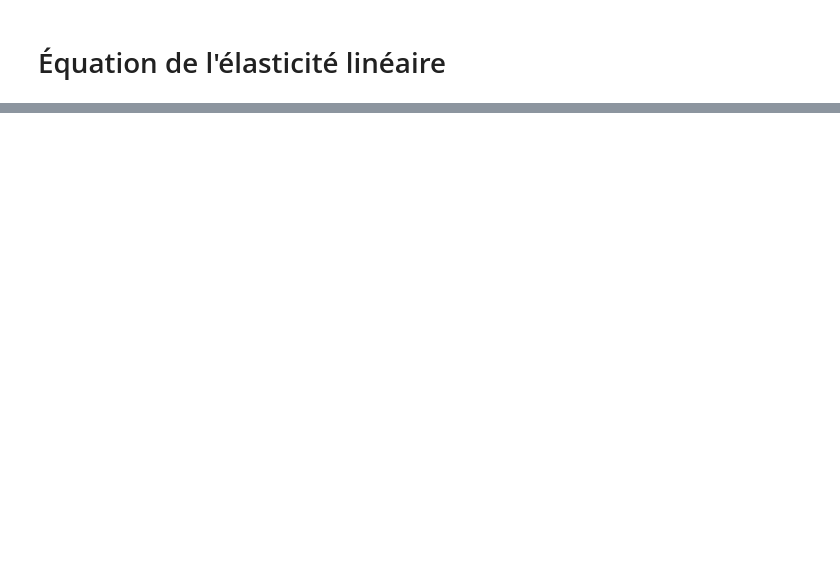
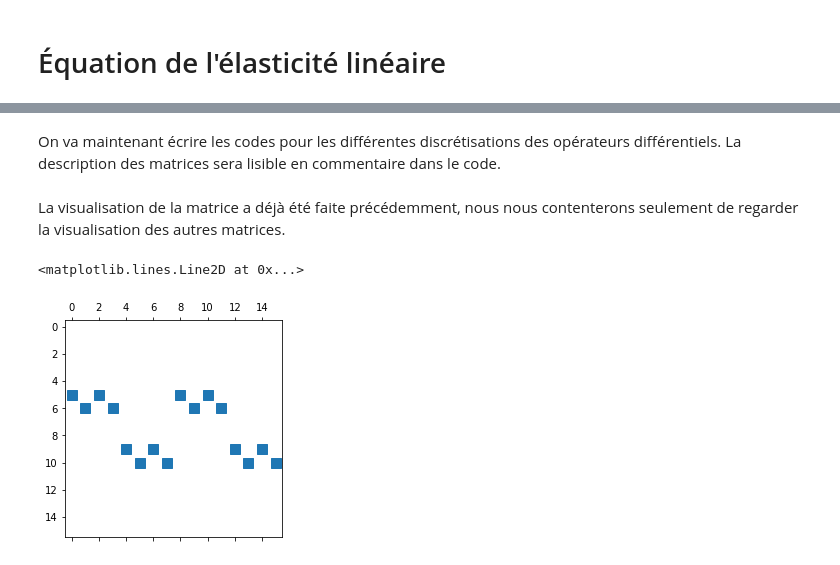
Before and after one commit to ThomasPhilibert0/cours, a Jupyter notebook: GTT/RAPPORT/ELAST_LIN.ipynb, the cells around one changed output, grey strips where cells are left out. Drawn from its saved outputs; the diff is of its cells as text; code cells hidden in the pictures; blank space fills up the shorter version.

```diff
--- a/GTT/RAPPORT/ELAST_LIN.ipynb
+++ b/GTT/RAPPORT/ELAST_LIN.ipynb
@@ -44,0 +76,2 @@ $$ \Delta u_2 + \delta \left( \dfrac{\partial^2 u_2}{\partial^2 x_2}+\dfrac{\par
+# %% [markdown]
+On va maintenant écrire les codes pour les différentes discrétisations des opérateurs différentiels. La description des matrices sera lisible en commentaire dans le code.
@@ -44,0 +119,42 @@ $$ \Delta u_2 + \delta \left( \dfrac{\partial^2 u_2}{\partial^2 x_2}+\dfrac{\par
+# %% [markdown]
+La visualisation de la matrice a déjà été faite précédemment, nous nous contenterons seulement de regarder la visualisation des autres matrices.
+# %%
+def matrix_croi(N):
+    """Retourne une matrice sparse de taille (N+1)*(N+1) correspondant
+    à la discrétisation des dérivées croisées sur l'intégralité du maillage"""
+
+    h = 1./N
+    h2 = h*h
+    taille = (N+1)*(N+1)
+
+    diags = np.zeros((4,taille))
+
+    #Diagonale "-N-2"
+    diags[0, 0 : taille - 2*(N+1)] = 1./(4*h2)
+    diags[0, np.arange(N-1,taille,N+1)] = 0
+    diags[0, np.arange(N,taille,N+1)] = 0
+
+    #Diagonale "-N"
+    diags[1, 2 : taille - (2*N+2)] = -1./(4*h2)
+    diags[1, np.arange(N+1,taille,N+1)] = 0
+    diags[1, np.arange(N+2,taille,N+1)] = 0
+
+    #Diagonale "N"
+    diags[2, 2*(N+1) : taille - 2] = -1./(4*h2)
+    diags[2, np.arange(2*(N+1)+(N-1),taille,N+1)] = 0
+    diags[2, np.arange(2*(N+1)+N,taille,N+1)] = 0
+
+    #Diagonale "N+2"
+    diags[3, 2*(N+2) : taille] = 1./(4*h2)
+    diags[3, np.arange(2*(N+2)+N-1,taille,N+1)] = 0
+    diags[3, np.arange(2*(N+2)+N,taille,N+1)] = 0
+
+    #Construction de la matrice creuse
+    A = sparse.spdiags(diags,[-(N+2),-N,N,(N+2)],taille,taille, format = "csr")
+
+    return A
+# %%
+plt.spy(matrix_croi(3))
+# %% [output]
+<matplotlib.lines.Line2D at 0x...>
+[figure, added]
```
Also changed, not shown: parts of 24 cells of this notebook.
